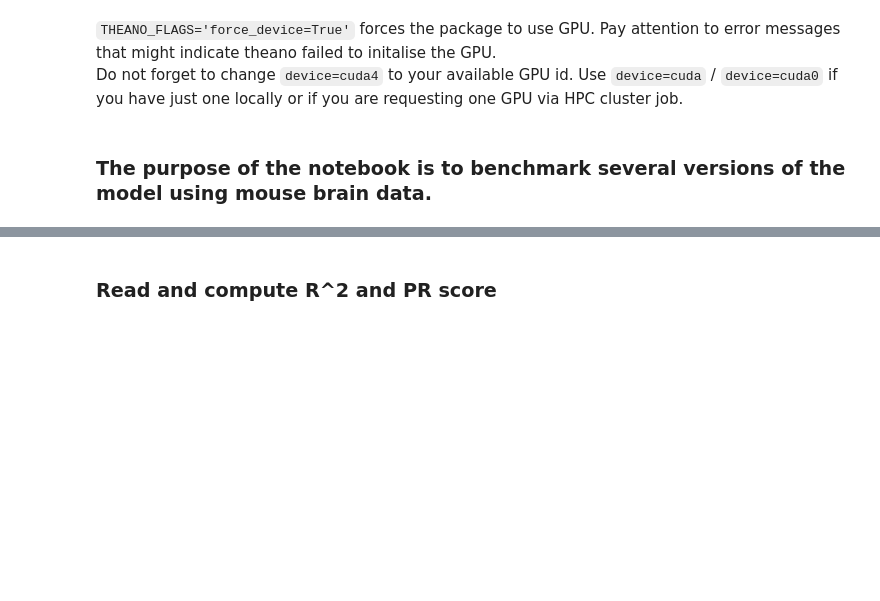
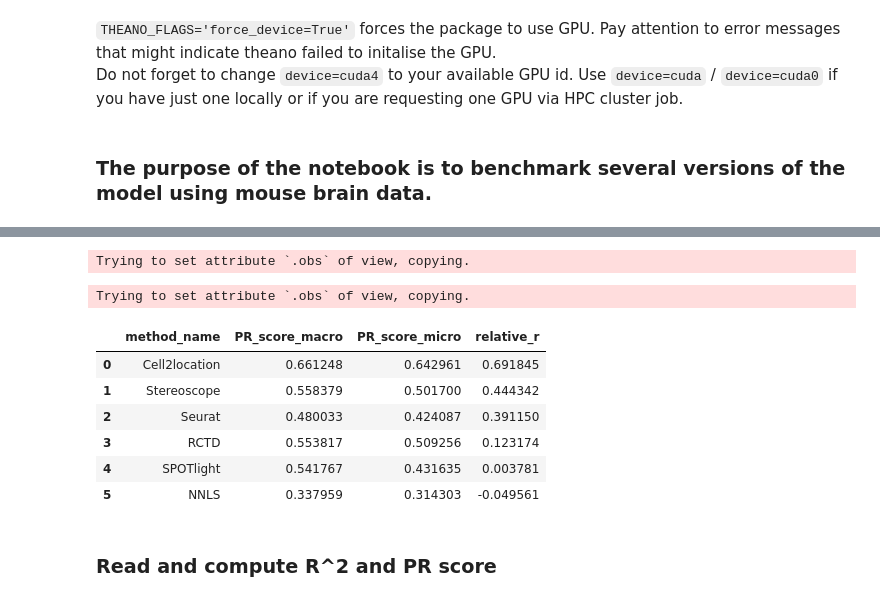
Before and after one commit to vitkl/cell2location_paper, a Jupyter notebook: notebooks/benchmarking/Fig1BCDE_FigS1S2S3_synthetic_data_improved_hyperparameter_testing.ipynb, the cells around one changed output, grey strips where cells are left out. Saved outputs shown, nothing was run; the diff lists cells and outputs as text; code cells hidden in the pictures; blank space fills up the shorter version.

```diff
--- a/notebooks/benchmarking/Fig1BCDE_FigS1S2S3_synthetic_data_improved_hyperparameter_testing.ipynb
+++ b/notebooks/benchmarking/Fig1BCDE_FigS1S2S3_synthetic_data_improved_hyperparameter_testing.ipynb
@@ -407,0 +130,48 @@ res.index[~np.array(folder_names_done)], sum(folder_names_done)
+# %%
+# read cell proportions
+seurat_path_1 = results_folder + 'seurat/results_pca.csv'
+seurat_df = pd.read_csv(seurat_path_1, sep=',', index_col='spot')
+seurat_df = seurat_df.drop(columns=['predicted.id', 'prediction.score.max', 'Unnamed: 0'])
+from re import sub
+seurat_df.columns = [sub('prediction.score.', '', i) for i in seurat_df.columns]
+
+# compute proportions per location
+seurat_df = (seurat_df.T / seurat_df.sum(1)).T
+
+adata_vis_plt = adata_vis.copy()
+seurat_df = seurat_df.loc[seurat_df.index.isin(adata_vis_plt.obs_names)]
+adata_vis_plt = adata_vis_plt[seurat_df.index,:]
+
+adata_vis_plt.obs['imagecol'] = adata_vis_plt.obsm['X_spatial'][:,0]
+adata_vis_plt.obs['imagerow'] = - adata_vis_plt.obsm['X_spatial'][:,1]
+seurat_df = seurat_df[cell_count.columns]
+# %% [output]
+Trying to set attribute `.obs` of view, copying.
+# %%
+# read cell proportions
+spotlight_path_1 = results_folder + 'SPOTlight/results_hvg5k.csv'
+spotlight_df = pd.read_csv(spotlight_path_1, sep=',', index_col='rn')
+spotlight_df = spotlight_df.drop(columns=['res_ss'])
+
+from re import sub
+
+seu_index = [sub(' ', '.',i) for i in cell_proportions.columns]
+seu_index = [sub('/', '.',i) for i in seu_index]
+seu_index = [sub('-', '.',i) for i in seu_index]
+seu_index = [sub('_', '.',i) for i in seu_index]
+
+spotlight_df = spotlight_df[seu_index]
+spotlight_df.columns = cell_proportions.columns
+
+# compute proportions per location (already proportions)
+#spotlight_df = (spotlight_df.T / spotlight_df.sum(1)).T
+
+adata_vis_plt = adata_vis.copy()
+spotlight_df = spotlight_df.loc[spotlight_df.index.isin(adata_vis_plt.obs_names)]
+adata_vis_plt = adata_vis_plt[spotlight_df.index,:]
+
+adata_vis_plt.obs['imagecol'] = adata_vis_plt.obsm['X_spatial'][:,0]
+adata_vis_plt.obs['imagerow'] = - adata_vis_plt.obsm['X_spatial'][:,1]
+spotlight_df = spotlight_df[cell_count.columns]
+# %% [output]
+Trying to set attribute `.obs` of view, copying.
@@ -407,0 +181,32 @@ res.index[~np.array(folder_names_done)], sum(folder_names_done)
+# %%
+from sklearn.metrics import average_precision_score
+from sklearn.metrics import roc_auc_score
+
+rows = []
+
+for cell_prop_df, method_name in zip(cell_prop_dfs, method_names):
+    pos_cell_count = cell_count.values > 0.1
+    predictor = cell_prop_df.values + np.random.gamma(20, 1e-12, cell_prop_df.shape)
+
+    mode = 'macro'
+    PR_macro = average_precision_score(pos_cell_count, predictor, average=mode)
+
+    mode = 'micro'
+    PR_micro = average_precision_score(pos_cell_count, predictor, average=mode)
+
+    relative_r = np.corrcoef(cell_proportions.values.flatten(),
+                                           cell_prop_df.values.flatten())[0,1]
+
+    rows.append((method_name, PR_macro, PR_micro, relative_r))
+
+other_methods_df = pd.DataFrame(rows, columns=['method_name', 'PR_score_macro', 'PR_score_micro', 'relative_r'])
+# %%
+other_methods_df
+# %% [output]
+|  | method_name | PR_score_macro | PR_score_micro | relative_r |
+| 0 | Cell2location | 0.661248 | 0.642961 | 0.691845 |
+| 1 | Stereoscope | 0.558379 | 0.501700 | 0.444342 |
+| 2 | Seurat | 0.480033 | 0.424087 | 0.391150 |
+| 3 | RCTD | 0.553817 | 0.509256 | 0.123174 |
+| 4 | SPOTlight | 0.541767 | 0.431635 | 0.003781 |
+| 5 | NNLS | 0.337959 | 0.314303 | -0.049561 |
```
Also changed, not shown: parts of 78 cells of this notebook, 32 other files.
